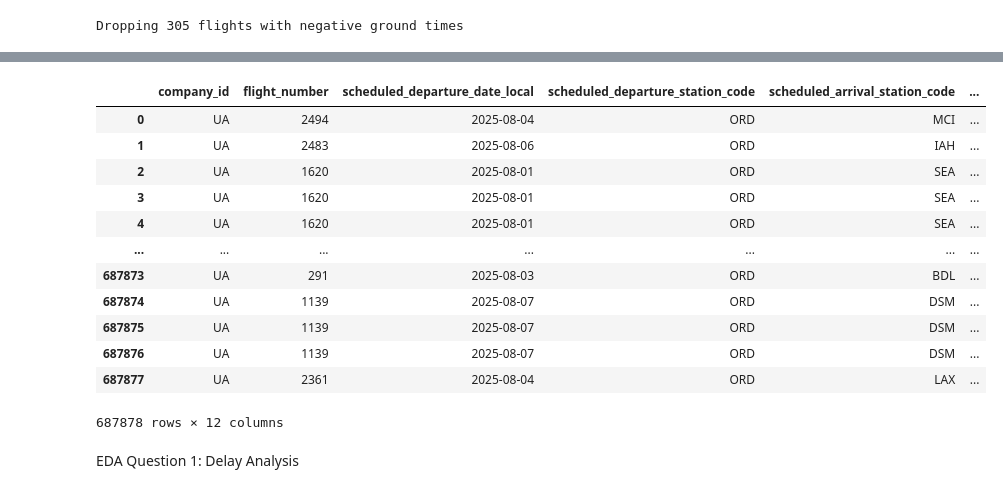
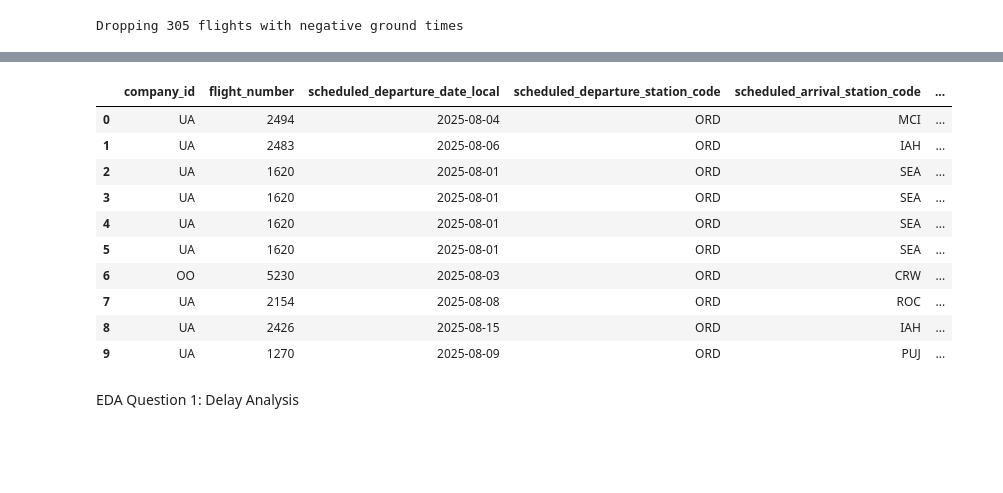
Before and after one commit to Shauray018/UnitedAirlinesAssignment, a Jupyter notebook: exploratory_data_analysis.ipynb, the cells around one changed output, grey strips where cells are left out. Drawn from its saved outputs; the diff is of its cells as text; code cells hidden in the pictures; blank space fills up the shorter version.

```diff
--- a/exploratory_data_analysis.ipynb
+++ b/exploratory_data_analysis.ipynb
@@ -68,19 +66,17 @@ pnr_remark_level
 # %%
-pnr_flight_level.sample(10)
+pnr_flight_level.head(10)
 # %% [output]
 |  | company_id | flight_number | scheduled_departure_date_local | scheduled_departure_station_code | scheduled_arrival_station_code | ... |
 | 0 | UA | 2494 | 2025-08-04 | ORD | MCI | ... |
 | 1 | UA | 2483 | 2025-08-06 | ORD | IAH | ... |
 | 2 | UA | 1620 | 2025-08-01 | ORD | SEA | ... |
 | 3 | UA | 1620 | 2025-08-01 | ORD | SEA | ... |
 | 4 | UA | 1620 | 2025-08-01 | ORD | SEA | ... |
-| ... | ... | ... | ... | ... | ... | ... |
-| 687873 | UA | 291 | 2025-08-03 | ORD | BDL | ... |
-| 687874 | UA | 1139 | 2025-08-07 | ORD | DSM | ... |
-| 687875 | UA | 1139 | 2025-08-07 | ORD | DSM | ... |
-| 687876 | UA | 1139 | 2025-08-07 | ORD | DSM | ... |
-| 687877 | UA | 2361 | 2025-08-04 | ORD | LAX | ... |
+| 5 | UA | 1620 | 2025-08-01 | ORD | SEA | ... |
+| 6 | OO | 5230 | 2025-08-03 | ORD | CRW | ... |
+| 7 | UA | 2154 | 2025-08-08 | ORD | ROC | ... |
+| 8 | UA | 2426 | 2025-08-15 | ORD | IAH | ... |
+| 9 | UA | 1270 | 2025-08-09 | ORD | PUJ | ... |
-687878 rows × 12 columns
 # %%
 # Convert datetime columns
 flight_level['scheduled_departure_datetime_local'] = pd.to_datetime(
```
Also changed, not shown: parts of 2 cells of this notebook, 6 other files.
